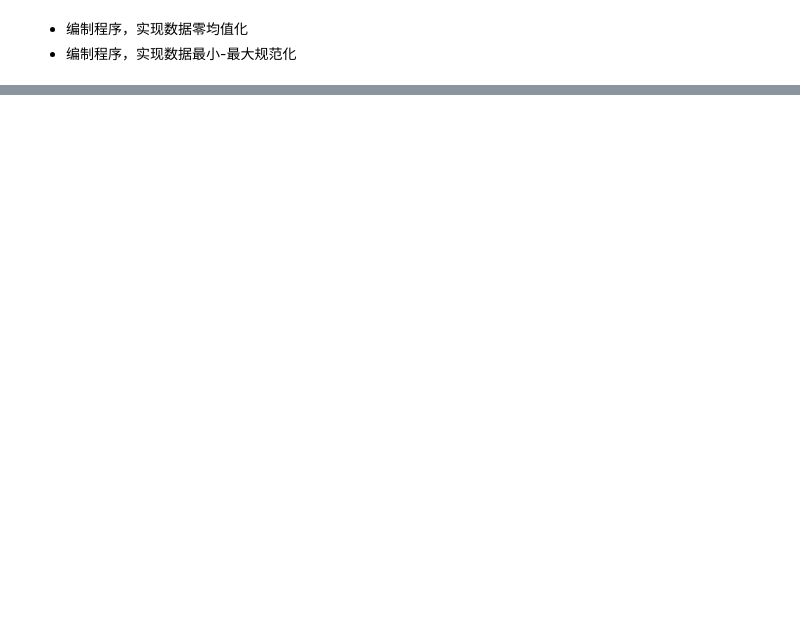
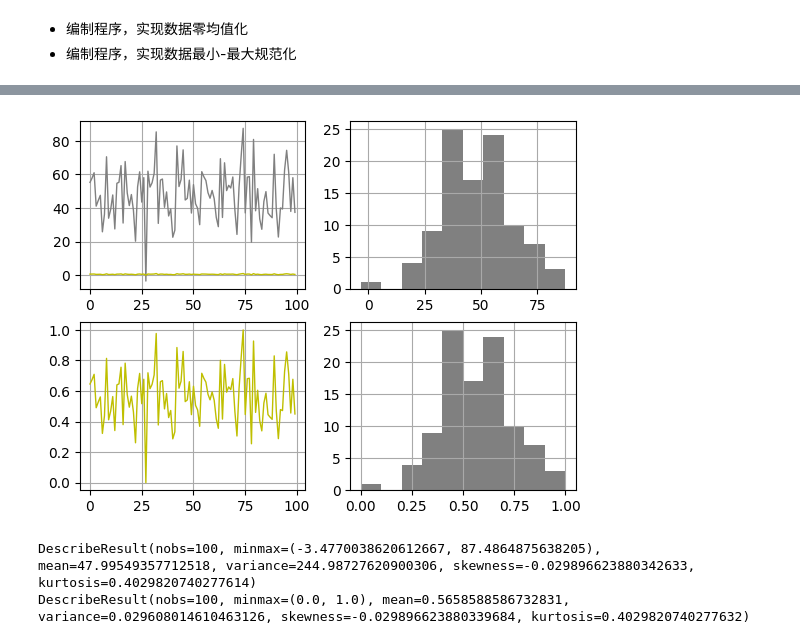
Before and after one commit to Henry-Sky/DataMining, a Jupyter notebook: class03.ipynb, the cells around one changed output, grey strips where cells are left out. Drawn from its saved outputs; the diff is of its cells as text; code cells hidden in the pictures; blank space fills up the shorter version.

```diff
--- a/class03.ipynb
+++ b/class03.ipynb
@@ -47,0 +48,33 @@ plt.show()
+# %%
+import numpy as np
+import scipy.stats as sts
+import matplotlib as mpl
+import matplotlib.pyplot as plt
+
+# 绘图工具参数配置
+mpl.rcParams["axes.grid"] = "True"
+mpl.rcParams["grid.color"] = "darkgrey"
+mpl.rcParams["lines.linewidth"] = 1
+mpl.rcParams["axes.prop_cycle"] = mpl.cycler(color = ["grey"])
+
+x1 = np.random.normal(50, 15, 100)
+z1 = (x1 - np.min(x1)) / (max(x1) - min(x1))
+
+fig = plt.figure()
+plt.subplot(221)
+plt.plot(x1)
+plt.plot(z1, c = 'y')
+plt.subplot(222)
+plt.hist(x1)
+plt.subplot(223)
+plt.plot(z1, c = 'y')
+plt.subplot(224)
+plt.hist(z1)
+plt.show()
+
+print(sts.describe(x1))
+print(sts.describe(z1))
+# %% [output]
+[figure, added]
+DescribeResult(nobs=100, minmax=(-3.4770038620612667, 87.4864875638205), mean=47.99549357712518, variance=244.98727620900306, skewness=-0.029896623880342633, kurtosis=0.4029820740277614)
+DescribeResult(nobs=100, minmax=(0.0, 1.0), mean=0.5658588586732831, variance=0.029608014610463126, skewness=-0.029896623880339684, kurtosis=0.4029820740277632)
```
Also changed, not shown: parts of 1 cell of this notebook, 9 other files.
